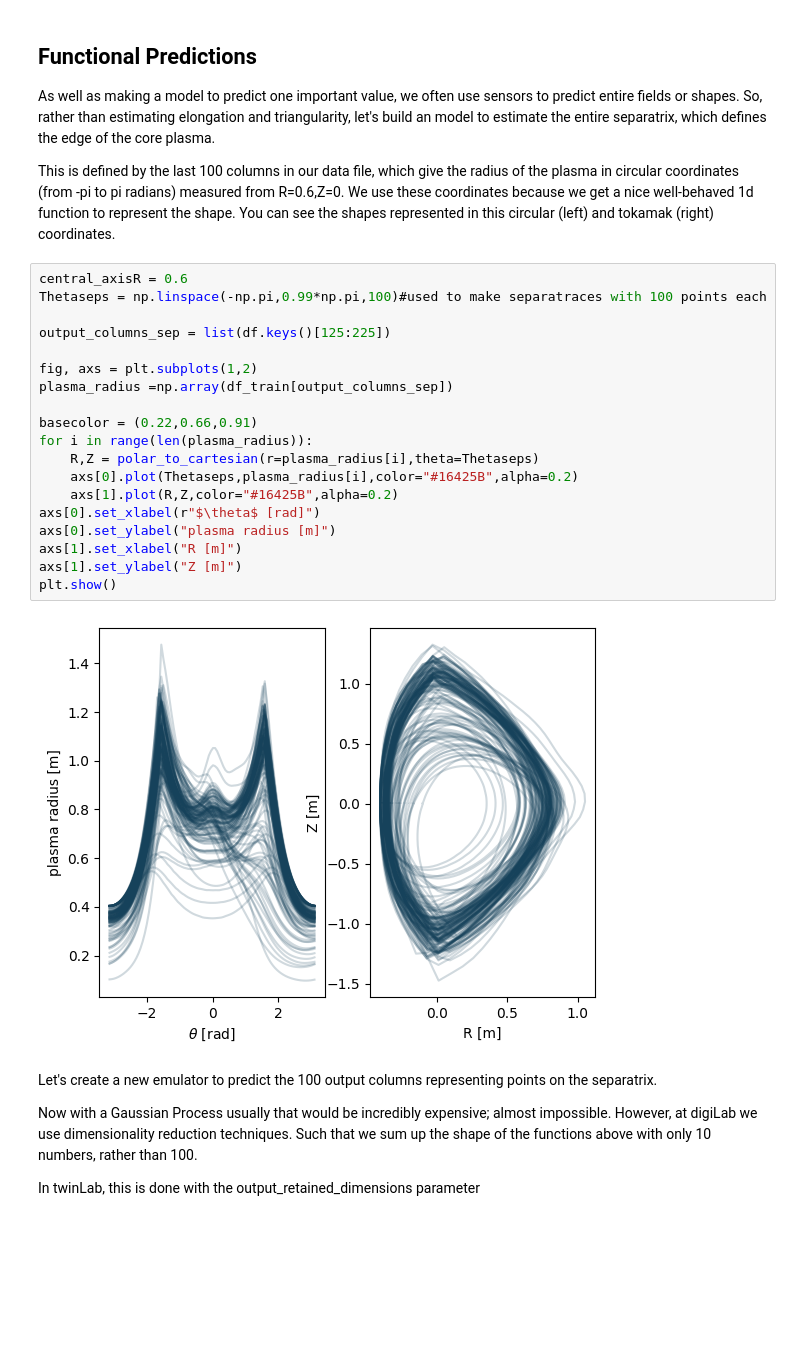
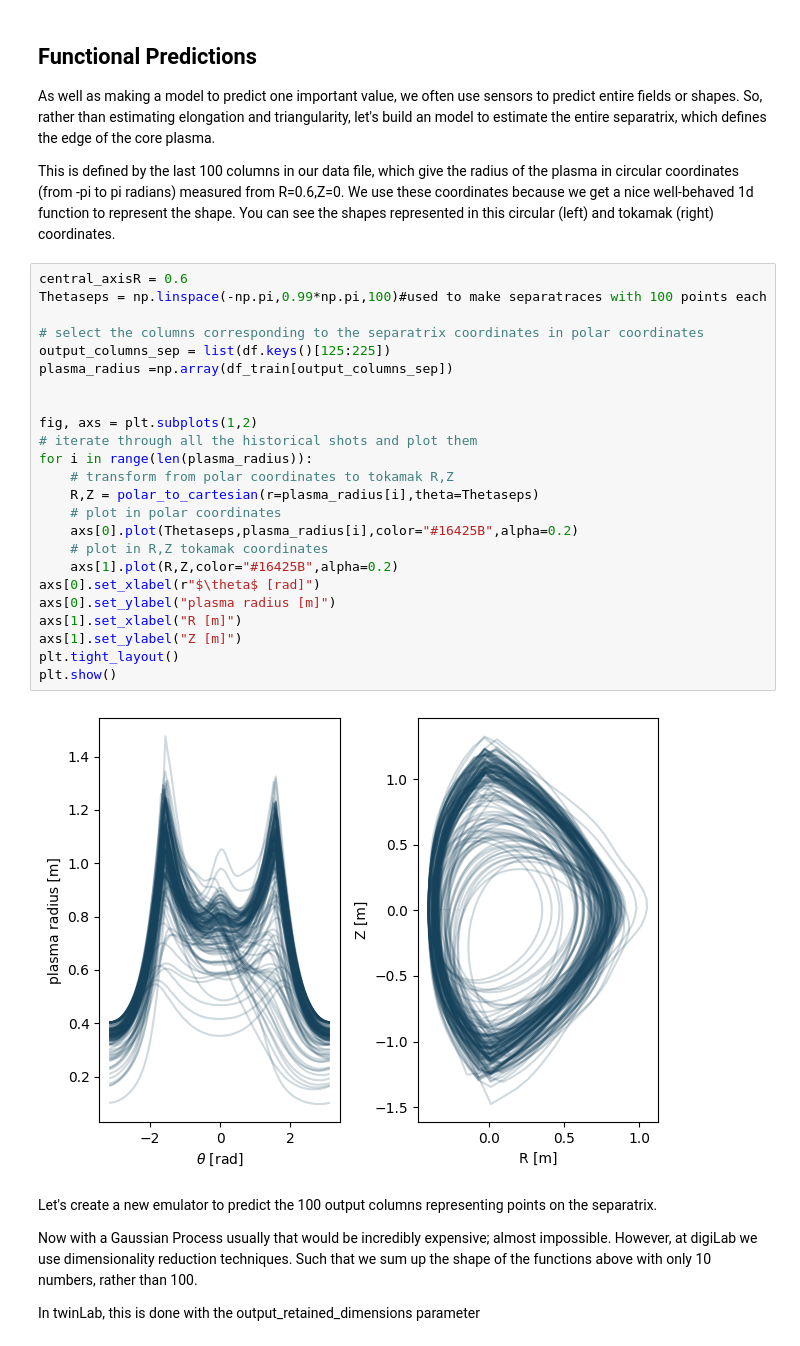
Before and after one commit to digiLab-ai/WM_digiLab_demo, a Jupyter notebook: digiLab_Summerschool_Demo.ipynb, the cells around one changed output. Cells and saved outputs as stored; diff of their text form; blank space fills up the shorter version.

```diff
--- a/digiLab_Summerschool_Demo.ipynb
+++ b/digiLab_Summerschool_Demo.ipynb
@@ -247,24 +264,29 @@ This is defined by the last 100 columns in our data file, which give the radius
 # %%
 central_axisR = 0.6
 Thetaseps = np.linspace(-np.pi,0.99*np.pi,100)#used to make separatraces with 100 points each
 
+# select the columns corresponding to the separatrix coordinates in polar coordinates
 output_columns_sep = list(df.keys()[125:225])
+plasma_radius =np.array(df_train[output_columns_sep])
+
 
 fig, axs = plt.subplots(1,2)
-plasma_radius =np.array(df_train[output_columns_sep])
-
-basecolor = (0.22,0.66,0.91)
+# iterate through all the historical shots and plot them
 for i in range(len(plasma_radius)):
+    # transform from polar coordinates to tokamak R,Z
     R,Z = polar_to_cartesian(r=plasma_radius[i],theta=Thetaseps)
+    # plot in polar coordinates
     axs[0].plot(Thetaseps,plasma_radius[i],color="#16425B",alpha=0.2)
+    # plot in R,Z tokamak coordinates
     axs[1].plot(R,Z,color="#16425B",alpha=0.2)
 axs[0].set_xlabel(r"$\theta$ [rad]")
 axs[0].set_ylabel("plasma radius [m]")
 axs[1].set_xlabel("R [m]")
 axs[1].set_ylabel("Z [m]")
+plt.tight_layout()
 plt.show()
 # %% [output]
-[figure, old version]
+[figure, new version]
 # %% [markdown]
 Let's create a new emulator to predict the 100 output columns representing points on the separatrix.
 
```
Also changed, not shown: parts of 17 cells of this notebook.
